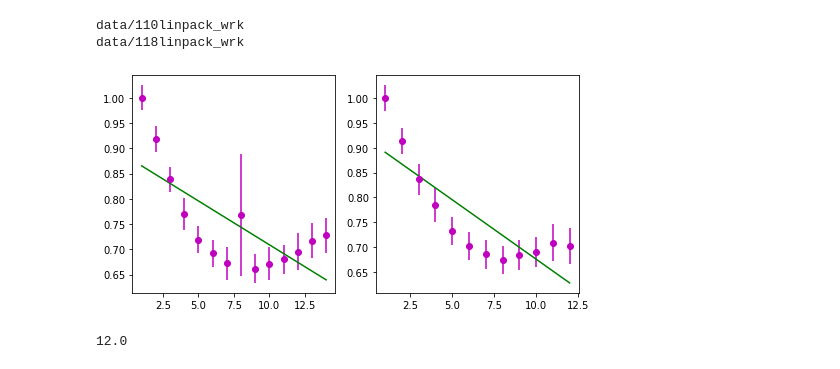
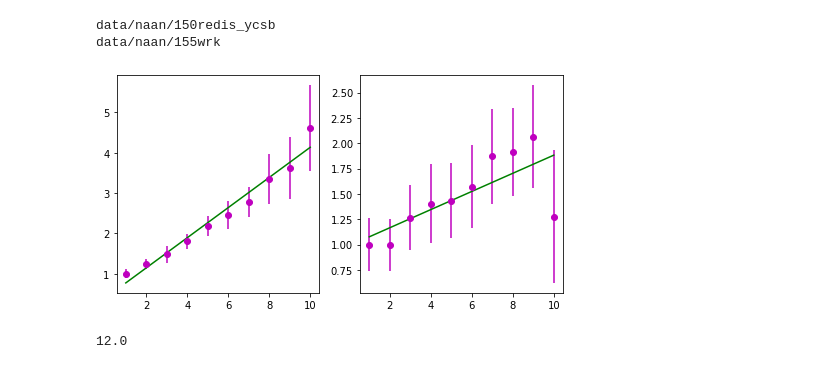
Before and after one commit to pawelzell/cbtool, a Jupyter notebook: myscripts/Interference observation.ipynb, the cells around one changed output. Cells and saved outputs as stored; diff of their text form; code cells hidden in the pictures.

```diff
--- a/myscripts/Interference observation.ipynb
+++ b/myscripts/Interference observation.ipynb
@@ -20,8 +20,8 @@ def readResData(path):
 
 def readExp(expid, base_path=BASE_PATH, node="baati"):
     data_path = glob.glob(os.path.join(base_path, expid, f"VM_runtime_app_*.csv"))[0]
-    res_path = glob.glob(os.path.join(base_path, expid, f"resources/metric_node_*_cpu.csv"))[0]
-    return readAppData(data_path), readResData(res_path)
+    #res_path = glob.glob(os.path.join(base_path, expid, f"resources/metric_node_*_cpu.csv"))[0]
+    return readAppData(data_path), None #readResData(res_path)
 
 
 def dfInterval(df, tmin, tmax):
@@ -417,0 +348,9 @@ See the caveats in the documentation: https://pandas.pydata.org/pandas-docs/stab
+# %%
+perf = perf_vs_cpu_res_new["perf_agg"]
+#perf.info()
+t1 = "linpack"
+t2 = t1
+expid = "data/111linpack"
+perf["expid"].unique()
+r = perf.loc[(perf["expid"] == expid) & (perf["ai_no"] <= perf["tasks"]) & (perf["throughput_samples_count"].notna()),["tasks", "ai_no", "throughput_samples_count"]]
+r.describe()
@@ -479,0 +457,10 @@ there are 1 results after filtering
+# %%
+t1 = "linpack"
+t2 = "wrk"
+exps = [getExpRecord(t1, t2, base_path="data", select_fn=f) for f in [min, max]]
+fig, axs = plt.subplots(1, 2, figsize=(8., 4.))
+for i, exp in enumerate(exps):
+    ax = axs[i]
+    coefs = analizeData(exp["expid"], ax, base_path="", metric_name=exp["metric"], \
+                        rescale=True, silent=False)
+plt.show()
@@ -538,26 +495,26 @@ data/111linpack
 # %%
-t1 = "linpack"
-t2 = "wrk"
+t1 = "redis_ycsb"
+t2 = t1
 def getExpRecord(t1, t2, base_path, select_fn):
     result = {}
     result["expid"] = detectExpid(t1, t2, base_path=base_path, select_fn=select_fn)
     result["t1"] = t1
     result["t2"] = t2
     result["metric"] = "app_throughput" if t1 == "linpack" else "app_latency"
     result["sign"] = -1. if result["metric"] == "app_throughput" else 1.
     return result
 
-exps = [getExpRecord(t1, t2, base_path="data", select_fn=f) for f in [min, max]]
+exps = [getExpRecord(t, t, "data/naan", max) for t in ["redis_ycsb", "wrk"]]
 fig, axs = plt.subplots(1, 2, figsize=(8., 4.))
 for i, exp in enumerate(exps):
     ax = axs[i]
     coefs = analizeData(exp["expid"], ax, base_path="", metric_name=exp["metric"], \
                         rescale=True, silent=False)
 plt.show()
 # %% [output]
-data/110linpack_wrk
-data/118linpack_wrk
+data/naan/150redis_ycsb
+data/naan/155wrk
-[figure, old version]
+[figure, new version]
 # %%
 fig, ax = plt.subplots()
 fig.patch.set_visible(False)
```
Also changed, not shown: parts of 16 cells of this notebook.
